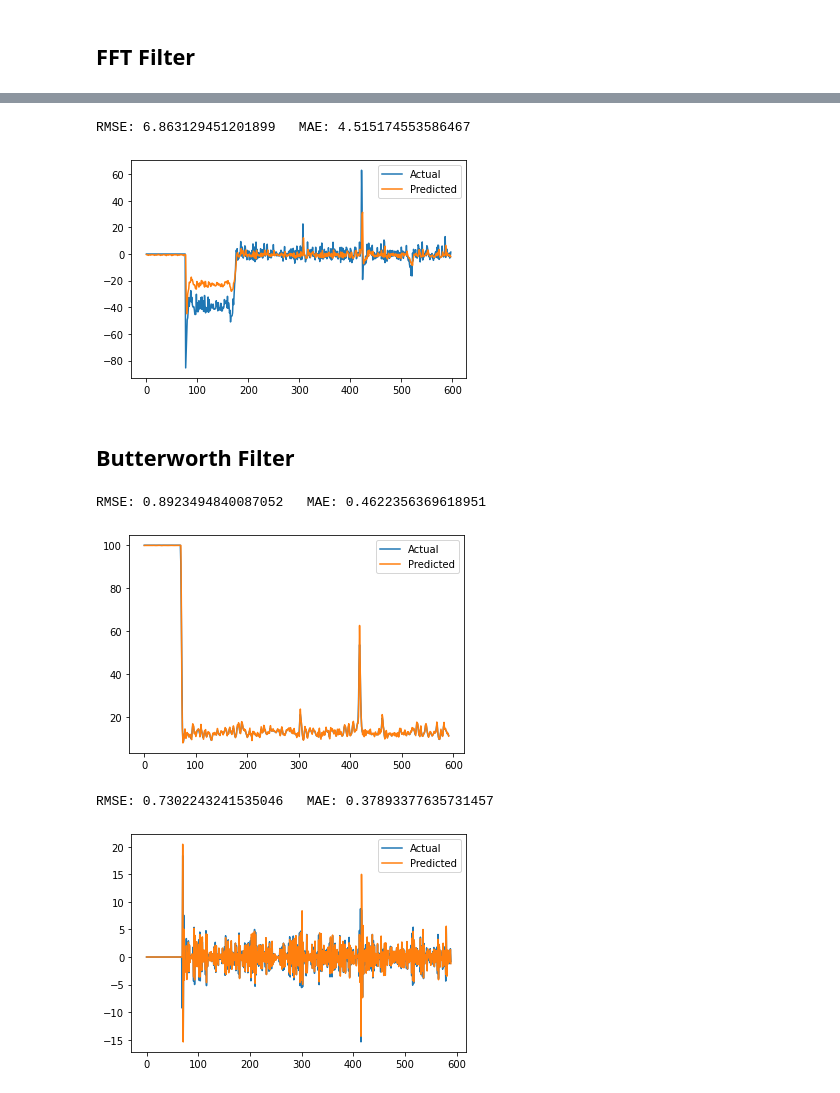
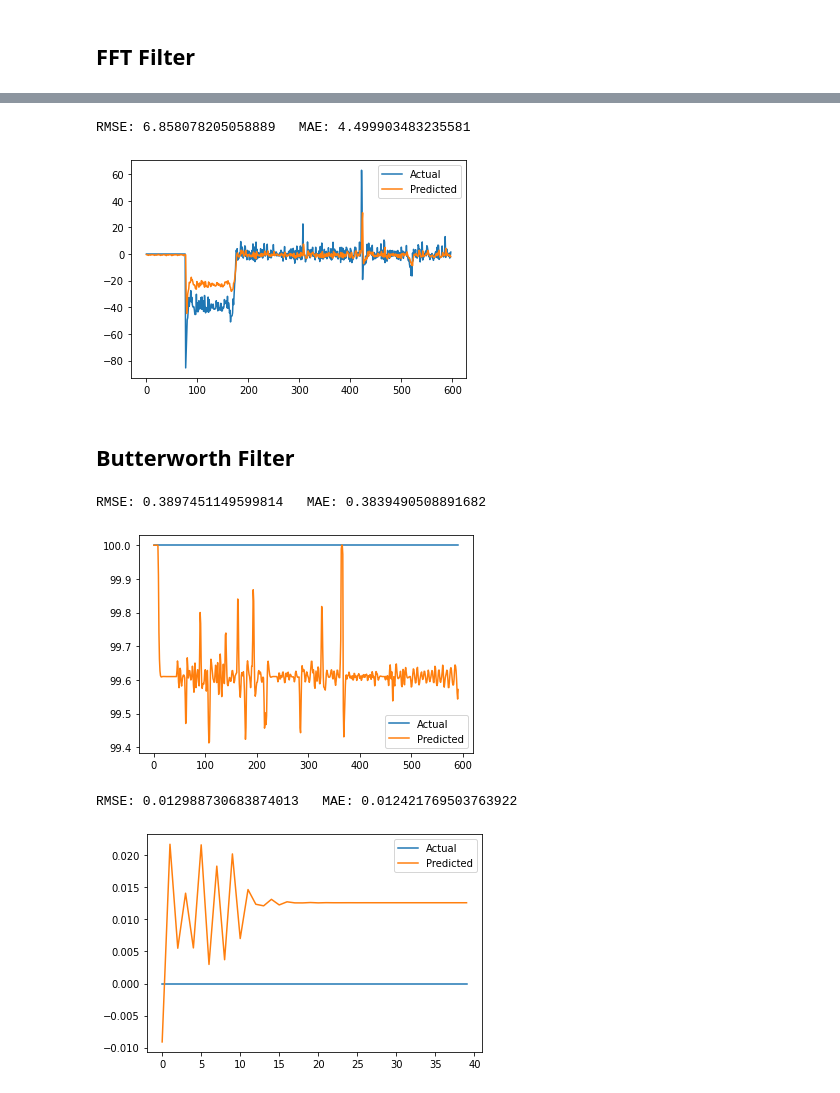
Before and after one commit to dipayan2/ARMAModel, a Jupyter notebook: ModularCode.ipynb, the cells around one changed output, grey strips where cells are left out. Saved outputs shown, nothing was run; the diff lists cells and outputs as text; code cells hidden in the pictures.

```diff
--- a/ModularCode.ipynb
+++ b/ModularCode.ipynb
@@ -422,10 +422,13 @@ df_plot[['FiltFilt','LFilter']].plot()
 def main(TEST_START=7500,STEP=50,N_CLUST=5,TRAIN_END=7500,ARP=4,PASS='low',FILT=0.25,FTYPE='butter',WFT=100,PX=10):
     utilData = getNewDataFrame('./UtilTestFinal')
 #     print("Size of data:",utilData.head())
+    ########################################################################
+    ########### FORMATTING THE DATA    #####################################
+    ########################################################################
     df_raw = pd.DataFrame()
     df_raw['endog'] = utilData.bUtil
     df_raw['exog1'] = utilData.mUtil.diff().shift(1)
-    df_raw['exog2'] = utilData.mUtil.diff().shift(2)
+    df_raw['exog2'] = utilData.mUtil.diff().shift(1)
     df_data = df_raw.dropna()
     if FTYPE=='butter':
         dy = np.clip(butter_lfilter(df_data.endog.to_numpy(),FILT,passtype=PASS),-100,100)
@@ -435,13 +438,12 @@ def main(TEST_START=7500,STEP=50,N_CLUST=5,TRAIN_END=7500,ARP=4,PASS='low',FILT=
         dy = windowFFT(df_data.endog.to_numpy(),W=WFT,passX=PX,pType=PASS)
         dz = windowFFT(df_data.exog1.to_numpy(),W=WFT,passX=PX,pType=PASS)
         dx = windowFFT(df_data.exog2.to_numpy(),W=WFT,passX=PX,pType=PASS)
+    else:
+        dy = df_data.endog.to_numpy()
+        dz = df_data.exog1.to_numpy()
+        dx = df_data.exog2.to_numpy()
+
     yACT = df_data.endog.to_numpy()
-#     dy=df_data.endog.to_numpy()
-#     dz=df_data.exog1.to_numpy()
-#     dx=df_data.exog2.to_numpy()
-#     plot_pacf(dz,lags=20,alpha=0.05)
-#     return
-#     dy = utilData.cpuload.dropna().to_numpy()
     nCluster = N_CLUST
     y_train = dy[:TRAIN_END]
     x_train = dz[:TRAIN_END]
@@ -451,6 +453,12 @@ def main(TEST_START=7500,STEP=50,N_CLUST=5,TRAIN_END=7500,ARP=4,PASS='low',FILT=
     y_test = dy[TEST_START:]
     x_test = dz[TEST_START:]
     x_test2 = dx[TEST_START:]
+
+
+    ####################################################################
+    ############## TRAIN THE CLUSTER AND MODEL #########################
+    ####################################################################
+
 
 
     y_dmat = getDataMatrix(y_train,[x_train,x_train2])
@@ -477,6 +485,10 @@ def main(TEST_START=7500,STEP=50,N_CLUST=5,TRAIN_END=7500,ARP=4,PASS='low',FILT=
     # Error prediction:
     RMSE = []
     MAE = []
+
+    ###############################################################
+    ####### TEST THE MODEL ########################################
+    ###############################################################
 
 
     # Models are trained now begin prediction
@@ -527,9 +539,13 @@ def main(TEST_START=7500,STEP=50,N_CLUST=5,TRAIN_END=7500,ARP=4,PASS='low',FILT=
 #         print(i, y_act,y_est,x_prior)
         Y_ACT.append(y_act)
         Y_PRED.append(y_est)
+        y_prior = y_act
         for j in range(nCluster):
             models[j].update_data([y_act],exog=[x_prior,x2_prior],residual=[res])
 
+    #####################################################################
+    ############# PLOT THE RESULTS ######################################
+    #####################################################################
     print("RMSE:", sqrt(sum(RMSE[ARP:])/len(RMSE[ARP:])), "  MAE:", sum(MAE[ARP:])/len(MAE[ARP:]))
     df_plot = pd.DataFrame()
     df_plot['Actual'] = Y_ACT[ARP:]
@@ -548,17 +564,17 @@ RMSE: 0.956161151328539   MAE: 0.5854497187072052
 # %%
 main(TRAIN_END=7500,TEST_START=7500,N_CLUST=2,STEP=600,ARP=2,PASS='high',FILT=0.5,FTYPE='FFT',WFT=100,PX=5)
 # %% [output]
-RMSE: 6.863129451201899   MAE: 4.515174553586467
+RMSE: 6.858078205058889   MAE: 4.499903483235581
 [figure]
 # %% [markdown]
 ## Butterworth Filter
 # %%
-main(TRAIN_END=7500,TEST_START=7500,N_CLUST=3,STEP=600,ARP=8,FILT=0.25)
+main(TRAIN_END=6000,TEST_START=6600,N_CLUST=2,STEP=600,ARP=8,FILT=0.25)
 # %% [output]
-RMSE: 0.8923494840087052   MAE: 0.4622356369618951
+RMSE: 0.3897451149599814   MAE: 0.3839490508891682
-[figure, old version]
+[figure, new version]
 # %%
-main(TRAIN_END=7500,TEST_START=7500,N_CLUST=2,STEP=600,ARP=10,PASS='high',FILT=0.75)
+main(TRAIN_END=6000,TEST_START=6600,N_CLUST=10,STEP=50,ARP=10,PASS='high',FILT=0.75)
 # %% [output]
-RMSE: 0.7302243241535046   MAE: 0.37893377635731457
+RMSE: 0.012988730683874013   MAE: 0.012421769503763922
-[figure, old version]
+[figure, new version]
```
Also changed, not shown: parts of 4 cells of this notebook.
